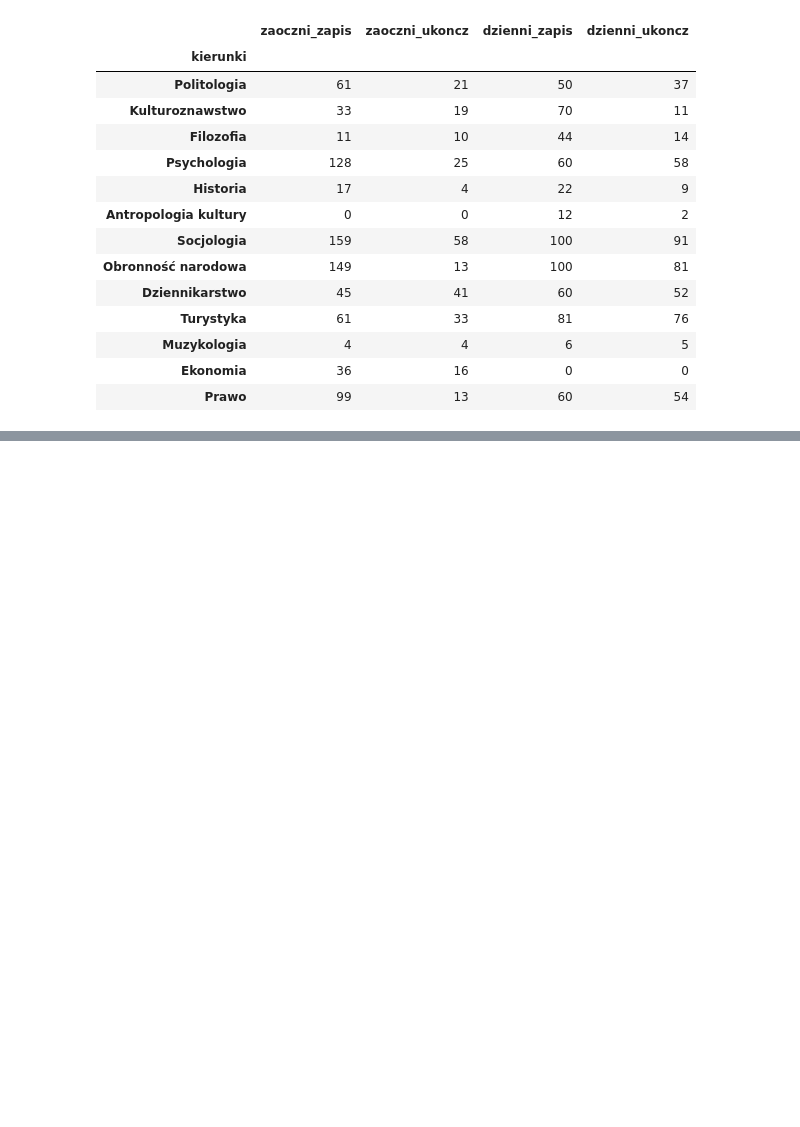
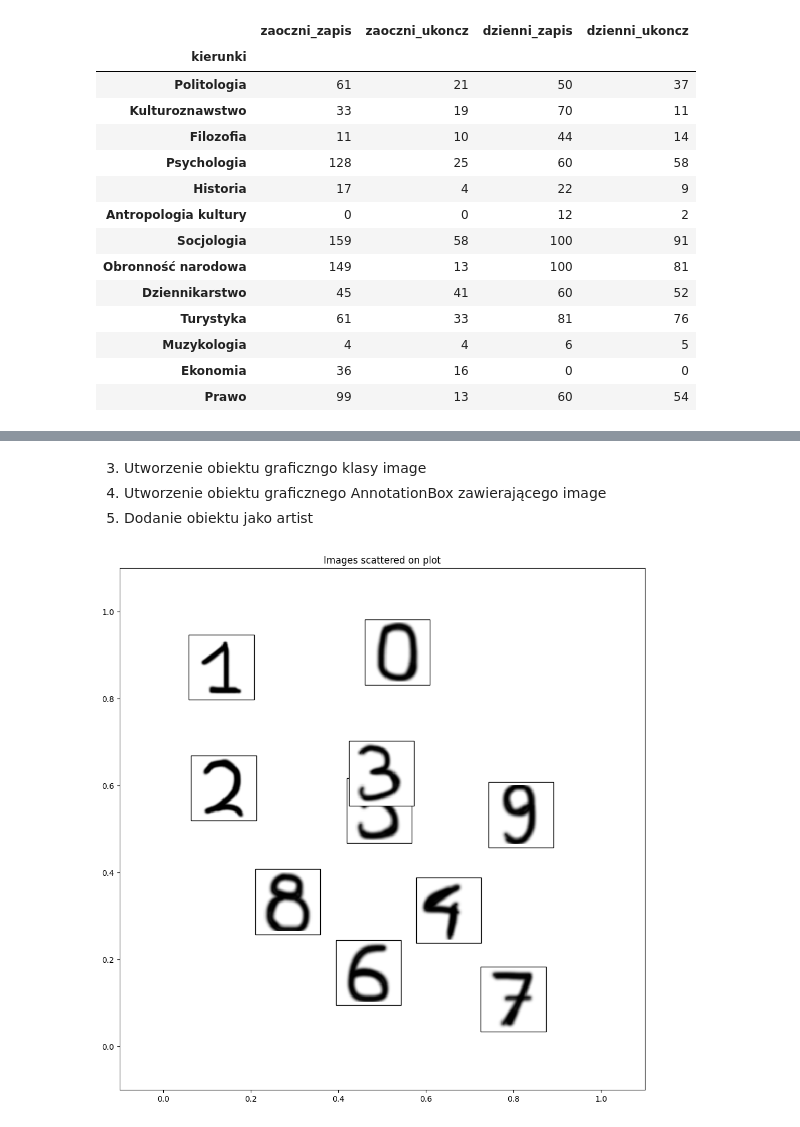
Before and after one commit to jarekj71/zaawansowana_wizualizacja_danych, a Jupyter notebook: zlozone_wizualizacje.ipynb, the cells around one changed output, grey strips where cells are left out. Saved outputs shown, nothing was run; the diff lists cells and outputs as text; code cells hidden in the pictures; blank space fills up the shorter version.

```diff
--- a/zlozone_wizualizacje.ipynb
+++ b/zlozone_wizualizacje.ipynb
@@ -234,0 +296,27 @@ ds
+# %%
+import os
+import matplotlib.image as mpimg
+import matplotlib.offsetbox as mpoff
+images = os.listdir("dane/cyfry")
+
+imarray = {}
+for image in images:
+    imarray[image[:-4]] = mpimg.imread('dane/cyfry/'+image) #1
+
+coords = np.random.rand(10,2) #2
+# %% [markdown]
+3. Utworzenie obiektu graficzngo klasy image
+4. Utworzenie obiektu graficznego AnnotationBox zawierającego image
+5. Dodanie obiektu jako artist
+# %%
+fig,ax = plt.subplots(figsize=(12,12))
+for coord,key in zip(coords,imarray.keys()):
+    img = imarray[key]
+    oimg = mpoff.OffsetImage(img,zoom=0.75,interpolation='none',cmap='gist_gray') #3
+    ab = mpoff.AnnotationBbox(oimg, xy=coord, xybox=(0, 0), boxcoords="offset points") #4
+    ax.add_artist(ab) #5
+ax.set_xlim(-0.1,1.1)
+ax.set_ylim(-0.1,1.1)
+_ = ax.set_title("Images scattered on plot")
+# %% [output]
+[figure, added]
```
Also changed, not shown: parts of 15 cells of this notebook.
